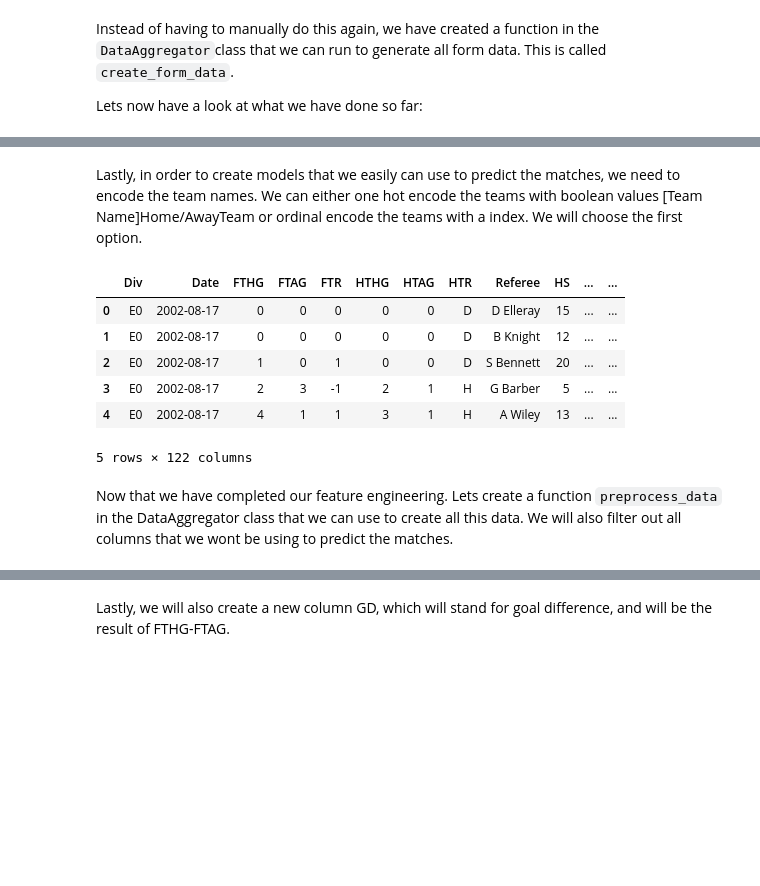
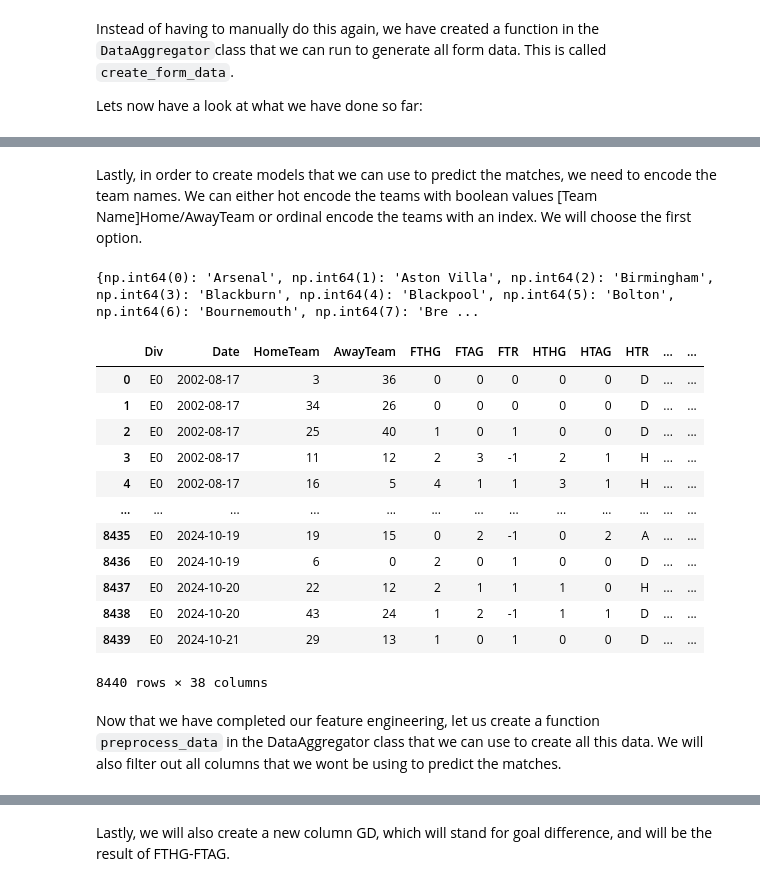
Before and after one commit to AndreasMarken/A3I-Unibo-Project, a Jupyter notebook: notebook/5. Feature engineering.ipynb, the cells around one changed output, grey strips where cells are left out. Cells and saved outputs as stored; diff of their text form; code cells hidden in the pictures; blank space fills up the shorter version.

Commit message:
Finish feature engineering

```diff
--- a/notebook/5. Feature engineering.ipynb
+++ b/notebook/5. Feature engineering.ipynb
@@ -285,19 +294,35 @@ df
 # %% [markdown]
-Lastly, in order to create models that we easily can use to predict the matches, we need to encode the team names. We can either one hot encode the teams with boolean values [Team Name]Home/AwayTeam or ordinal encode the teams with a index. We will choose the first option.
+Lastly, in order to create models that we can use to predict the matches, we need to encode the team names. We can either hot encode the teams with boolean values [Team Name]Home/AwayTeam or ordinal encode the teams with an index. We will choose the first option.
-# %%
-df = pd.get_dummies(df, columns=["HomeTeam", "AwayTeam"], prefix=["HomeTeam", "AwayTeam"])
+# %%
+new_df = df.copy()
+le = LabelEncoder()
+new_df["HomeTeam"] = le.fit_transform(df["HomeTeam"])
+new_df["AwayTeam"] = le.fit_transform(df["AwayTeam"])
+
+team_mapping = dict(zip(le.transform(le.classes_), le.classes_))
+
+df = new_df
+print(team_mapping)
+# %% [output]
+{np.int64(0): 'Arsenal', np.int64(1): 'Aston Villa', np.int64(2): 'Birmingham', np.int64(3): 'Blackburn', np.int64(4): 'Blackpool', np.int64(5): 'Bolton', np.int64(6): 'Bournemouth', np.int64(7): 'Bre ...
 # %%
-df.head()
+df
 # %% [output]
-|  | Div | Date | FTHG | FTAG | FTR | HTHG | HTAG | HTR | Referee | HS | ... | ... |
-| 0 | E0 | 2002-08-17 | 0 | 0 | 0 | 0 | 0 | D | D Elleray | 15 | ... | ... |
-| 1 | E0 | 2002-08-17 | 0 | 0 | 0 | 0 | 0 | D | B Knight | 12 | ... | ... |
-| 2 | E0 | 2002-08-17 | 1 | 0 | 1 | 0 | 0 | D | S Bennett | 20 | ... | ... |
-| 3 | E0 | 2002-08-17 | 2 | 3 | -1 | 2 | 1 | H | G Barber | 5 | ... | ... |
-| 4 | E0 | 2002-08-17 | 4 | 1 | 1 | 3 | 1 | H | A Wiley | 13 | ... | ... |
+|  | Div | Date | HomeTeam | AwayTeam | FTHG | FTAG | FTR | HTHG | HTAG | HTR | ... | ... |
+| 0 | E0 | 2002-08-17 | 3 | 36 | 0 | 0 | 0 | 0 | 0 | D | ... | ... |
+| 1 | E0 | 2002-08-17 | 34 | 26 | 0 | 0 | 0 | 0 | 0 | D | ... | ... |
+| 2 | E0 | 2002-08-17 | 25 | 40 | 1 | 0 | 1 | 0 | 0 | D | ... | ... |
+| 3 | E0 | 2002-08-17 | 11 | 12 | 2 | 3 | -1 | 2 | 1 | H | ... | ... |
+| 4 | E0 | 2002-08-17 | 16 | 5 | 4 | 1 | 1 | 3 | 1 | H | ... | ... |
+| ... | ... | ... | ... | ... | ... | ... | ... | ... | ... | ... | ... | ... |
+| 8435 | E0 | 2024-10-19 | 19 | 15 | 0 | 2 | -1 | 0 | 2 | A | ... | ... |
+| 8436 | E0 | 2024-10-19 | 6 | 0 | 2 | 0 | 1 | 0 | 0 | D | ... | ... |
+| 8437 | E0 | 2024-10-20 | 22 | 12 | 2 | 1 | 1 | 1 | 0 | H | ... | ... |
+| 8438 | E0 | 2024-10-20 | 43 | 24 | 1 | 2 | -1 | 1 | 1 | D | ... | ... |
+| 8439 | E0 | 2024-10-21 | 29 | 13 | 1 | 0 | 1 | 0 | 0 | D | ... | ... |
-5 rows × 122 columns
+8440 rows × 38 columns
 # %% [markdown]
-Now that we have completed our feature engineering. Lets create a function ``preprocess_data`` in the DataAggregator class that we can use to create all this data. We will also filter out all columns that we wont be using to predict the matches.
+Now that we have completed our feature engineering, let us create a function ``preprocess_data`` in the DataAggregator class that we can use to create all this data. We will also filter out all columns that we wont be using to predict the matches.
 # %%
 df = data_aggregator.preprocess_data(data_aggregator.get_data(["E0"]),
                                      date_column="Date",
```
Also changed, not shown: parts of 20 cells of this notebook, 1 other file.
